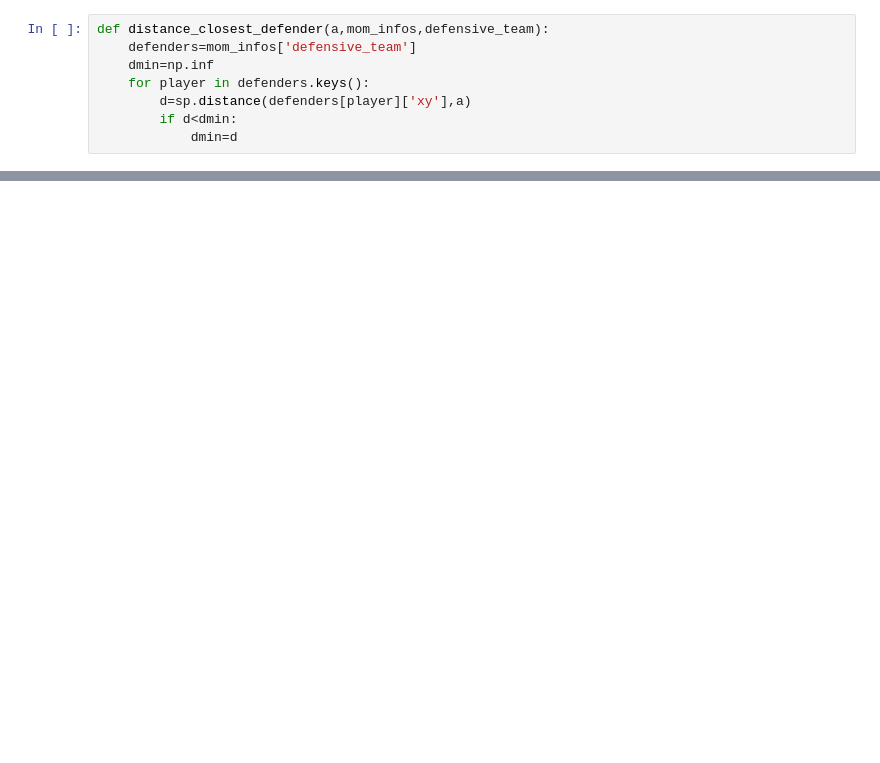
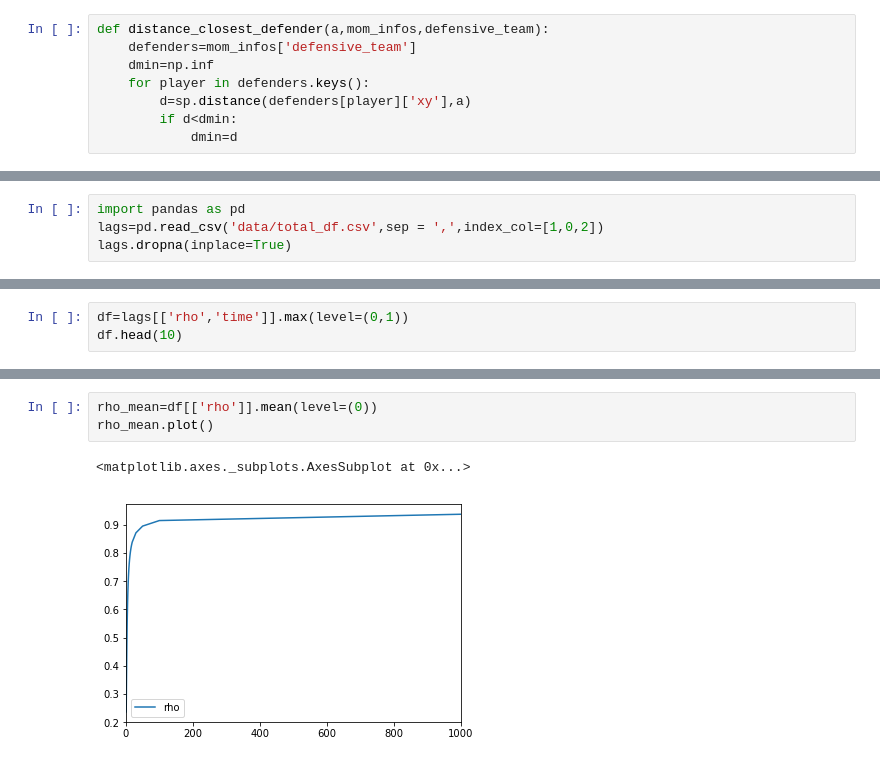
Before and after one commit to AmigoCap/MecaSportCo, a Jupyter notebook: Notebooks/3-Exploring_consequences_new_model.ipynb, the cells around one changed output, grey strips where cells are left out. Drawn from its saved outputs; the diff is of its cells as text; blank space fills up the shorter version.

```diff
--- a/Notebooks/3-Exploring_consequences_new_model.ipynb
+++ b/Notebooks/3-Exploring_consequences_new_model.ipynb
@@ -41,0 +50,4 @@ sp.print_court_teams_occupation(events,0,120,value=True)
+# %%
+import pandas as pd
+lags=pd.read_csv('data/total_df.csv',sep = ',',index_col=[1,0,2])
+lags.dropna(inplace=True)
@@ -41,0 +82,3 @@ sp.print_court_teams_occupation(events,0,120,value=True)
+# %%
+df=lags[['rho','time']].max(level=(0,1))
+df.head(10)
@@ -41,0 +101,6 @@ sp.print_court_teams_occupation(events,0,120,value=True)
+# %%
+rho_mean=df[['rho']].mean(level=(0))
+rho_mean.plot()
+# %% [output]
+<matplotlib.axes._subplots.AxesSubplot at 0x...>
+[figure, added]
```
Also changed, not shown: parts of 26 cells of this notebook, 9 other files.
